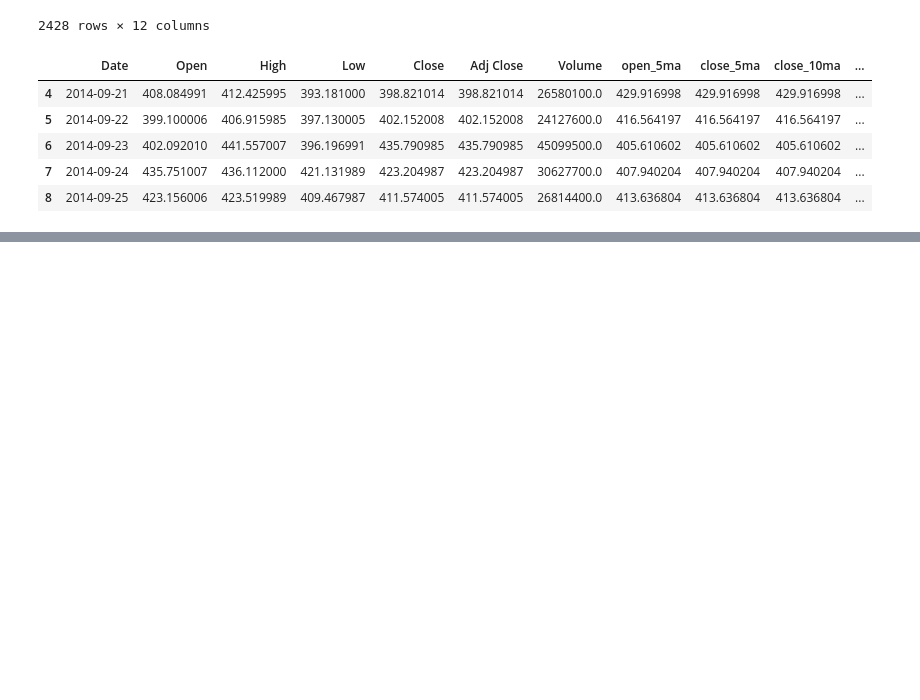
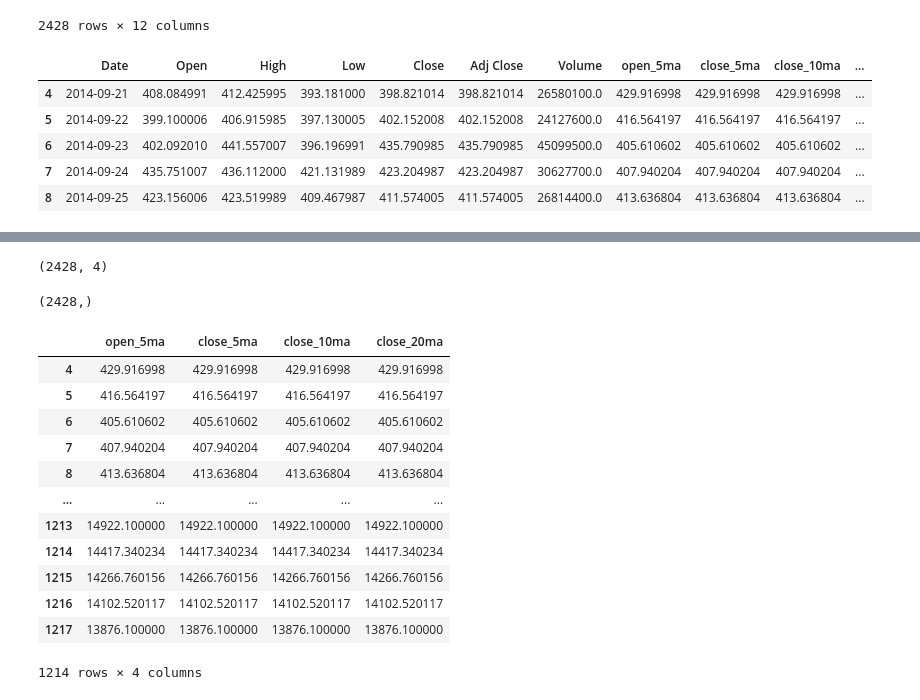
Before and after one commit to KennethWYLee/BasicPython, a Jupyter notebook: AI_bitcoin_prediction.ipynb, the cells around one changed output, grey strips where cells are left out. Saved outputs shown, nothing was run; the diff lists cells and outputs as text; code cells hidden in the pictures; blank space fills up the shorter version.

```diff
--- a/AI_bitcoin_prediction.ipynb
+++ b/AI_bitcoin_prediction.ipynb
@@ -339,0 +381,24 @@ modify_BTC.tail()
+# %%
+X.shape
+# %% [output]
+(2428, 4)
+# %%
+y.shape
+# %% [output]
+(2428,)
+# %%
+X.iloc[:1214, :]
+# %% [output]
+|  | open_5ma | close_5ma | close_10ma | close_20ma |
+| 4 | 429.916998 | 429.916998 | 429.916998 | 429.916998 |
+| 5 | 416.564197 | 416.564197 | 416.564197 | 416.564197 |
+| 6 | 405.610602 | 405.610602 | 405.610602 | 405.610602 |
+| 7 | 407.940204 | 407.940204 | 407.940204 | 407.940204 |
+| 8 | 413.636804 | 413.636804 | 413.636804 | 413.636804 |
+| ... | ... | ... | ... | ... |
+| 1213 | 14922.100000 | 14922.100000 | 14922.100000 | 14922.100000 |
+| 1214 | 14417.340234 | 14417.340234 | 14417.340234 | 14417.340234 |
+| 1215 | 14266.760156 | 14266.760156 | 14266.760156 | 14266.760156 |
+| 1216 | 14102.520117 | 14102.520117 | 14102.520117 | 14102.520117 |
+| 1217 | 13876.100000 | 13876.100000 | 13876.100000 | 13876.100000 |
+1214 rows × 4 columns
```
Also changed, not shown: parts of 34 cells of this notebook.
